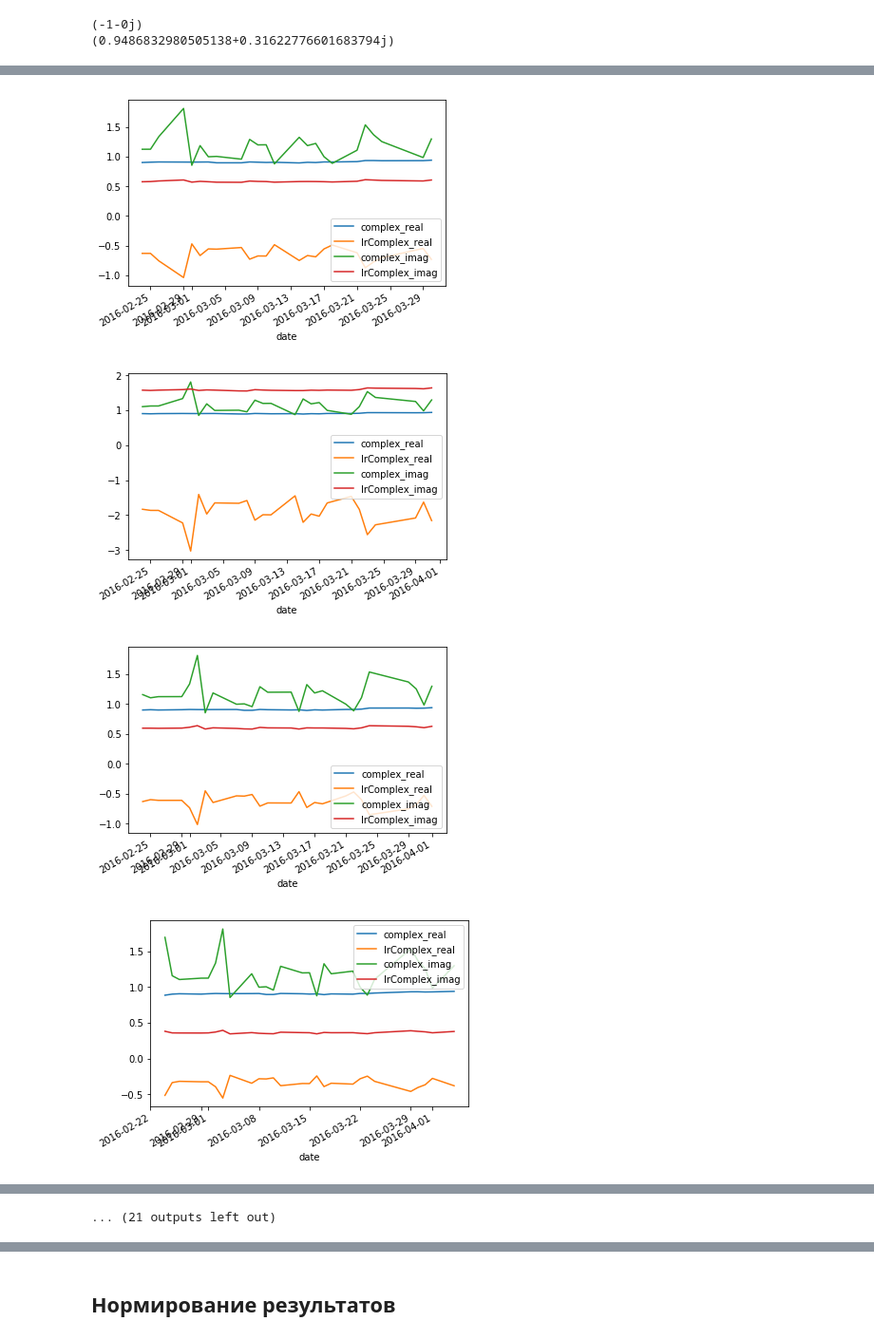
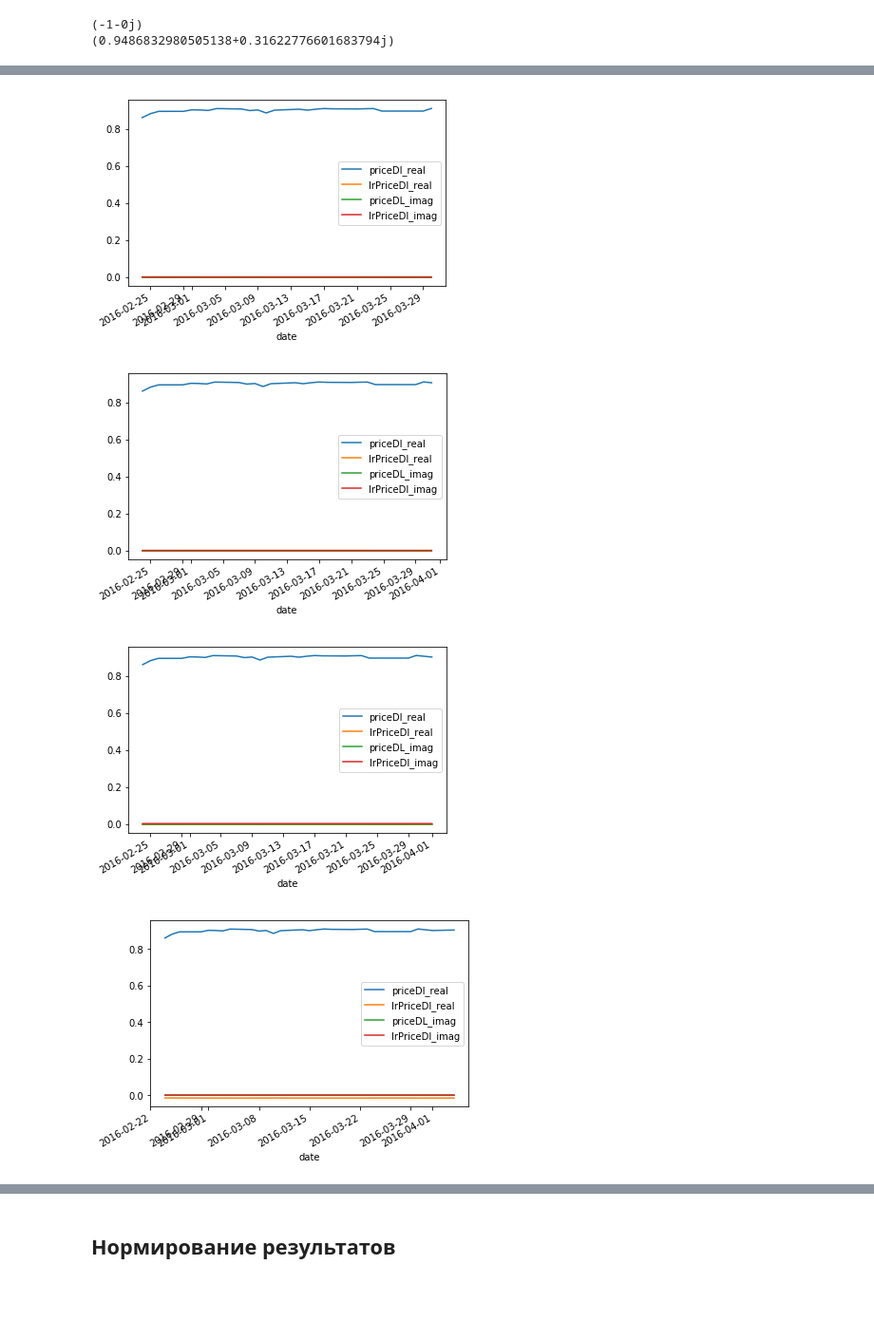
Before and after one commit to baryev/autoregressive-model, a Jupyter notebook: sentimentsAnalysis.ipynb, the cells around one changed output, grey strips where cells are left out. Shown at 95% size. Drawn from its saved outputs; the diff is of its cells as text; code cells hidden in the pictures; blank space fills up the shorter version.

```diff
--- a/sentimentsAnalysis.ipynb
+++ b/sentimentsAnalysis.ipynb
@@ -130,7 +131,7 @@ print(np.corrcoef(y['y'], y['x'])[0][1])
 (-1-0j)
 (0.9486832980505138+0.31622776601683794j)
 # %%
-allRes.columns = ['date', 'sentimentCoef', 'price', 'volume', 'priceDl', 'volumeDl', 'complex']
+allRes.columns = ['date', 'sentimentCoef', 'priceDl', 'volumeDl', 'complex']
 allRes = allRes.sort_values(by = 'date')
 allRes.to_csv("data/out_allRes.csv")
 allRes
@@ -238,13 +247,13 @@ def linregb(y, x):
 
     return b
 # %%
-lrdf = allRes[['date', 'sentimentCoef', 'complex']]
+lrdf = allRes[['date', 'complex', 'priceDl']]
 
-#b0 + ib1, где x = 'sentimentCoef', y = 'complex'
-b = linregb(allRes['complex'], allRes['sentimentCoef'])
+#b0 + ib1, где y = 'priceDl', x = 'complex'
+b = linregb(allRes['priceDl'], allRes['complex'])
 print('b = ', b)
 
 lrdf = lrdf.copy(deep = True)
-lrdf['lrComplex'] = lrdf['complex'] * b
+lrdf['lrPriceDl'] = lrdf['complex'] * b
 lrdf.head(5)
 # %% [output]
@@ -258,8 +267,8 @@ b =  (0.0076049318386268465-0.9020053745942221j)
 # %%
-lrdf['complex_real'] = lrdf['complex'].apply(lambda x: x.real)
-lrdf['lrComplex_real'] = lrdf['lrComplex'].apply(lambda x: x.real)
-lrdf['complex_imag'] = lrdf['complex'].apply(lambda x: x.imag)
-lrdf['lrComplex_imag'] = lrdf['lrComplex'].apply(lambda x: x.imag)
-lrdf[['date', 'complex_real', 'lrComplex_real', 'complex_imag', 'lrComplex_imag']].plot(x = 'date')
+lrdf['priceDl_real'] = lrdf['priceDl'].apply(lambda x: x.real)
+lrdf['lrPriceDl_real'] = lrdf['lrPriceDl'].apply(lambda x: x.real)
+lrdf['priceDL_imag'] = lrdf['priceDl'].apply(lambda x: x.imag)
+lrdf['lrPriceDl_imag'] = lrdf['lrPriceDl'].apply(lambda x: x.imag)
+lrdf[['date', 'priceDl_real', 'lrPriceDl_real', 'priceDL_imag', 'lrPriceDl_imag']].plot(x = 'date')
 # %% [output]
 <matplotlib.axes._subplots.AxesSubplot at 0x...>
@@ -271,34 +280,32 @@ endShift = 14
 for i in range(startShift, endShift+1):
     lrdf = pd.DataFrame()
     if (i < 0):
-        b = linregb(allRes['complex'].iloc[:i],
-                                  allRes['sentimentCoef'].shift(i).iloc[:i])
-        lrdf[['date','sentimentCoef']] = allRes[['date','sentimentCoef']].iloc[:i]
+        b = linregb(allRes['priceDl'].iloc[:i],
+                                  allRes['complex'].shift(i).iloc[:i])
+        lrdf[['date','priceDl']] = allRes[['date','priceDl']].iloc[:i]
         lrdf['complex'] = allRes['complex'].shift(i).iloc[:i]
 
     elif (i == 0):
-        b = linregb(allRes['complex'],
-                                  allRes['sentimentCoef'])
-        lrdf[['date','sentimentCoef', 'complex']] = allRes[['date','sentimentCoef','complex']]
+        b = linregb(allRes['priceDl'],
+                                  allRes['complex'])
+        lrdf[['date','priceDl','complex']] = allRes[['date','priceDl','complex']]
 
     else:
-        b = linregb(allRes['complex'].iloc[i:],
-                                  allRes['sentimentCoef'].shift(i).iloc[i:])
-        lrdf[['date','sentimentCoef']] = allRes[['date','sentimentCoef']].iloc[i:]
+        b = linregb(allRes['priceDl'].iloc[i:],
+                                  allRes['complex'].shift(i).iloc[i:])
+        lrdf[['date','priceDl']] = allRes[['date','priceDl']].iloc[i:]
         lrdf['complex'] = allRes['complex'].shift(i).iloc[i:]
 
     print('shift =', i, '  b =', b)
 
     lrdf = lrdf.copy(deep = True)
-    lrdf['lrComplex'] = lrdf['complex'] * b
+    lrdf['lrPriceDl'] = lrdf['priceDl'] * b
 
-    lrdf = lrdf.append(row, ignore_index=True)
+    lrdf = lrdf.append(row, ignore_index=True, sort=False)
 
-    lrdf['complex_real'] = lrdf['complex'].apply(lambda x: x.real)
-    lrdf['lrComplex_real'] = lrdf['lrComplex'].apply(lambda x: x.real)
-    lrdf['complex_imag'] = lrdf['complex'].apply(lambda x: x.imag)
-    lrdf['lrComplex_imag'] = lrdf['lrComplex'].apply(lambda x: x.imag)
-
-    #text(lrdf['date'][0], lrdf['complex_real'][0], i)
-    lrdf[['date', 'complex_real', 'lrComplex_real', 'complex_imag', 'lrComplex_imag']].plot(x = 'date')
+    lrdf['priceDl_real'] = lrdf['priceDl'].apply(lambda x: x.real)
+    lrdf['lrPriceDl_real'] = lrdf['lrPriceDl'].apply(lambda x: x.real)
+    lrdf['priceDL_imag'] = lrdf['priceDl'].apply(lambda x: x.imag)
+    lrdf['lrPriceDl_imag'] = lrdf['lrPriceDl'].apply(lambda x: x.imag)
+    lrdf[['date', 'priceDl_real', 'lrPriceDl_real', 'priceDL_imag', 'lrPriceDl_imag']].plot(x = 'date')
 # %% [output]
@@ -335,4 +329,4 @@ shift = 14   b = (0.18369988653929228+1.1399912387798294j)
-[figure, old version]
+[figure, new version]
-[figure, old version]
+[figure, new version]
-[figure, old version]
+[figure, new version]
-[figure, old version]
+[figure, new version]
@@ -343 +336,0 @@ shift = 14   b = (0.18369988653929228+1.1399912387798294j)
-... (21 outputs left out)
```
Also changed, not shown: parts of 14 cells of this notebook, 1 other file.
